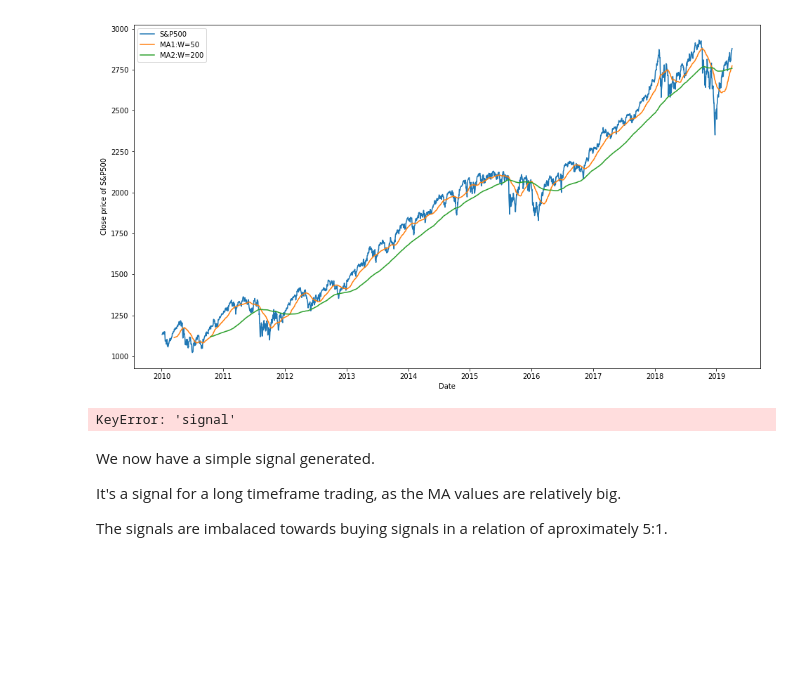
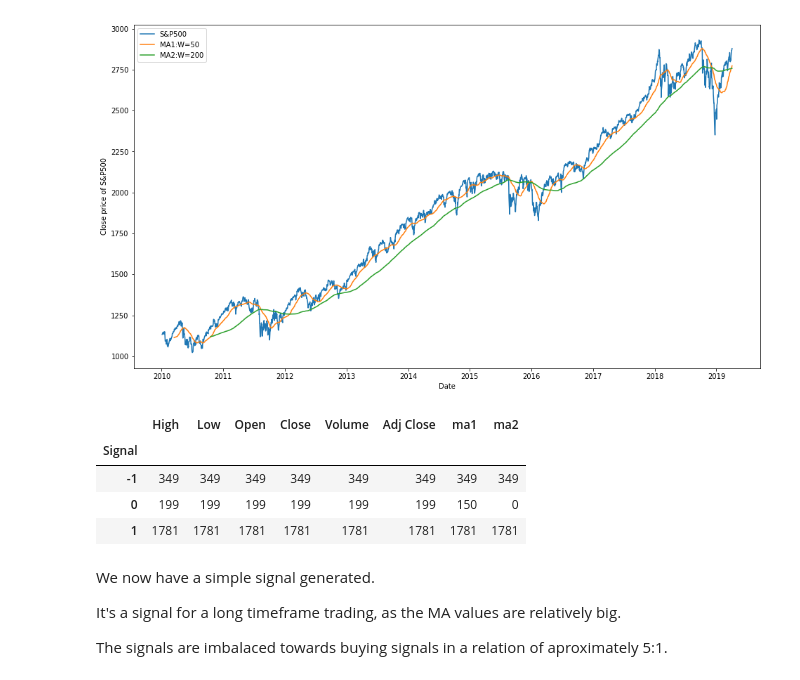
Before and after one commit to PanPip/Quant, a Jupyter notebook: Model_evaluation.ipynb, the cells around one changed output. Saved outputs shown, nothing was run; the diff lists cells and outputs as text; code cells hidden in the pictures; blank space fills up the shorter version.

```diff
--- a/Model_evaluation.ipynb
+++ b/Model_evaluation.ipynb
@@ -112,9 +112,13 @@ ax.legend()
 # %%
 # Watching statisstics for the signal created
 
-panel_data.groupby('signal').count()
+panel_data.groupby('Signal').count()
 # %% [output]
-KeyError: 'signal'
+|  | High | Low | Open | Close | Volume | Adj Close | ma1 | ma2 |
+| Signal |  |  |  |  |  |  |  |  |
+| -1 | 349 | 349 | 349 | 349 | 349 | 349 | 349 | 349 |
+| 0 | 199 | 199 | 199 | 199 | 199 | 199 | 150 | 0 |
+| 1 | 1781 | 1781 | 1781 | 1781 | 1781 | 1781 | 1781 | 1781 |
 # %% [markdown]
 We now have a simple signal generated.
 
```
Also changed, not shown: parts of 19 cells of this notebook.
